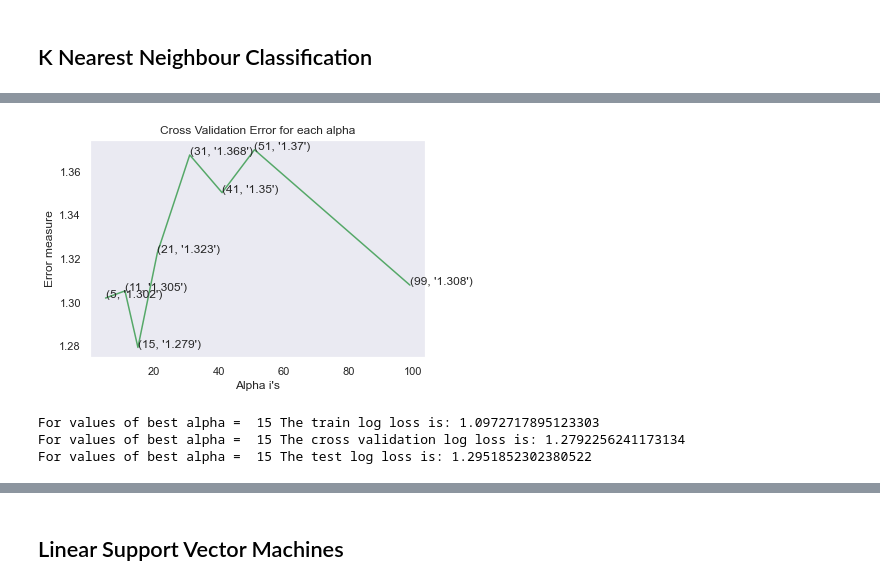
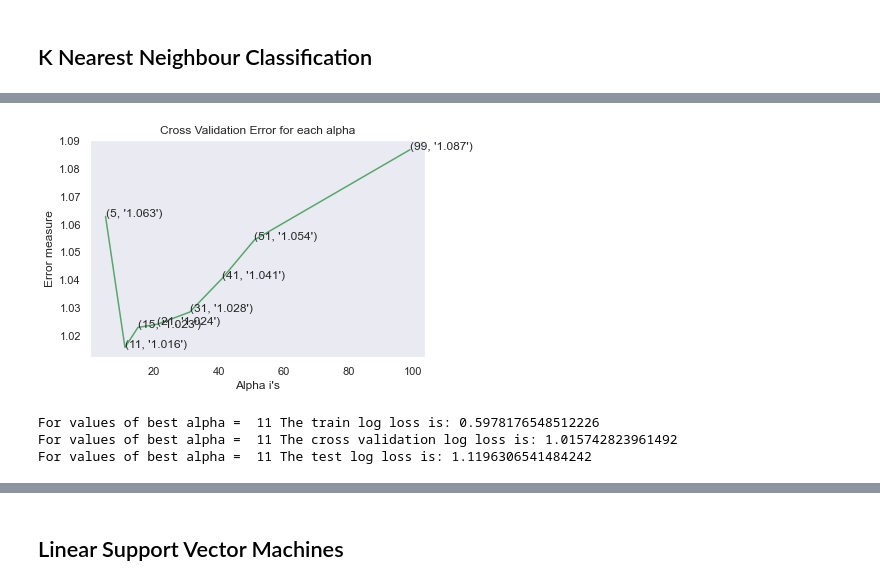
Before and after one commit to surendhar-1706/Classification_of_cancer_mutants, a Jupyter notebook: Cancer_Mutant.ipynb, the cells around one changed output, grey strips where cells are left out. Cells and saved outputs as stored; diff of their text form; code cells hidden in the pictures.

```diff
--- a/Cancer_Mutant.ipynb
+++ b/Cancer_Mutant.ipynb
@@ -548,3 +586,9 @@ Name: Gene, dtype: object
+# %%
+temp_list = []
+for i in cv_gene_feature_onehotCoding:
+    temp_list.append(list(i.A[0]))
+
+#print(temp_list)
 # %%
 gene_vectorizer.get_feature_names()
 # %% [output]
@@ -1171,10 +1039,10 @@ cv_log_error_array = []
 for i in alpha:
     print("for alpha =", i)
     clf = KNeighborsClassifier(n_neighbors=i)
-    clf.fit(train_x_onehotCoding, train_y)
+    clf.fit(train_x_responseCoding, train_y)
     sig_clf = CalibratedClassifierCV(clf, method="sigmoid")
-    sig_clf.fit(train_x_onehotCoding, train_y)
-    sig_clf_probs = sig_clf.predict_proba(cv_x_onehotCoding)
+    sig_clf.fit(train_x_responseCoding, train_y)
+    sig_clf_probs = sig_clf.predict_proba(cv_x_responseCoding)
     cv_log_error_array.append(log_loss(cv_y, sig_clf_probs, labels=clf.classes_, eps=1e-15))
     # to avoid rounding error while multiplying probabilites we use log-probability estimates
     print("Log Loss :",log_loss(cv_y, sig_clf_probs))
@@ -1192,15 +1060,15 @@ plt.show()
 
 best_alpha = np.argmin(cv_log_error_array)
 clf = KNeighborsClassifier(n_neighbors=alpha[best_alpha])
-clf.fit(train_x_onehotCoding, train_y)
+clf.fit(train_x_responseCoding, train_y)
 sig_clf = CalibratedClassifierCV(clf, method="sigmoid")
-sig_clf.fit(train_x_onehotCoding, train_y)
+sig_clf.fit(train_x_responseCoding, train_y)
 
-predict_y = sig_clf.predict_proba(train_x_onehotCoding)
+predict_y = sig_clf.predict_proba(train_x_responseCoding)
 print('For values of best alpha = ', alpha[best_alpha], "The train log loss is:",log_loss(y_train, predict_y, labels=clf.classes_, eps=1e-15))
-predict_y = sig_clf.predict_proba(cv_x_onehotCoding)
+predict_y = sig_clf.predict_proba(cv_x_responseCoding)
 print('For values of best alpha = ', alpha[best_alpha], "The cross validation log loss is:",log_loss(y_cv, predict_y, labels=clf.classes_, eps=1e-15))
-predict_y = sig_clf.predict_proba(test_x_onehotCoding)
+predict_y = sig_clf.predict_proba(test_x_responseCoding)
 print('For values of best alpha = ', alpha[best_alpha], "The test log loss is:",log_loss(y_test, predict_y, labels=clf.classes_, eps=1e-15))
 # %% [output]
 for alpha = 5
@@ -1222,6 +1090,6 @@ Log Loss : 1.307819491589648
-[figure, old version]
+[figure, new version]
-For values of best alpha =  15 The train log loss is: 1.0972717895123303
-For values of best alpha =  15 The cross validation log loss is: 1.2792256241173134
-For values of best alpha =  15 The test log loss is: 1.2951852302380522
+For values of best alpha =  11 The train log loss is: 0.5978176548512226
+For values of best alpha =  11 The cross validation log loss is: 1.015742823961492
+For values of best alpha =  11 The test log loss is: 1.1196306541484242
 # %%
 clf = KNeighborsClassifier(n_neighbors=alpha[best_alpha])
```
Also changed, not shown: parts of 41 cells of this notebook.
